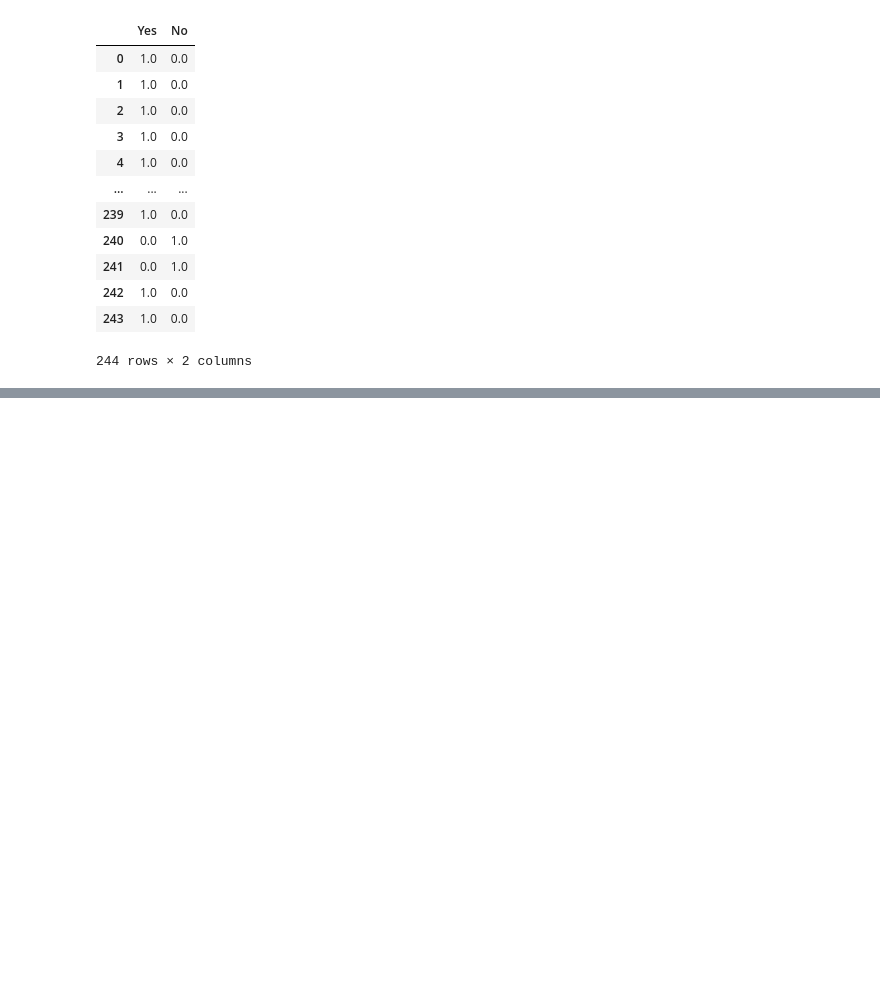
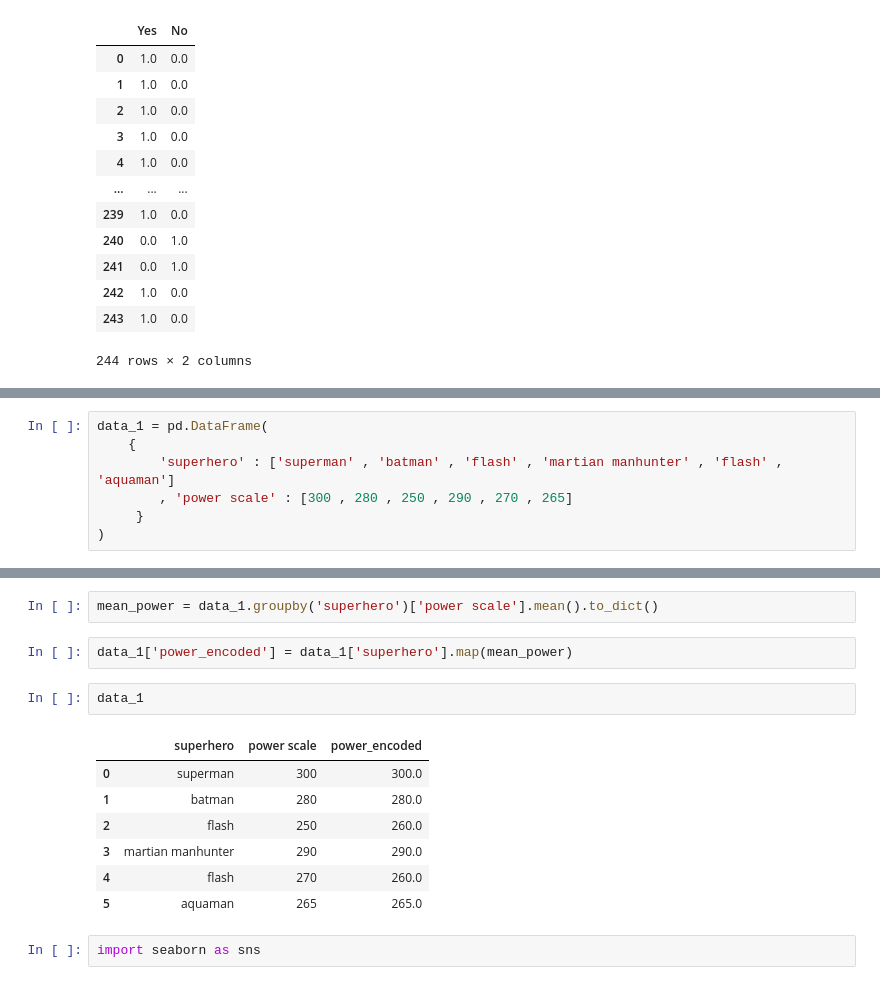
Before and after one commit to rachit-lab/Data_Analyst_Basics, a Jupyter notebook: missing_values.ipynb, the cells around one changed output, grey strips where cells are left out. Cells and saved outputs as stored; diff of their text form; blank space fills up the shorter version.

```diff
--- a/missing_values.ipynb
+++ b/missing_values.ipynb
@@ -439,0 +492,7 @@ encoded_tips
+# %%
+data_1 = pd.DataFrame(
+    {
+        'superhero' : ['superman' , 'batman' , 'flash' , 'martian manhunter' , 'flash' , 'aquaman']
+        , 'power scale' : [300 , 280 , 250 , 290 , 270 , 265]
+     }
+)
@@ -439,0 +509,16 @@ encoded_tips
+# %%
+mean_power = data_1.groupby('superhero')['power scale'].mean().to_dict()
+# %%
+data_1['power_encoded'] = data_1['superhero'].map(mean_power)
+# %%
+data_1
+# %% [output]
+|  | superhero | power scale | power_encoded |
+| 0 | superman | 300 | 300.0 |
+| 1 | batman | 280 | 280.0 |
+| 2 | flash | 250 | 260.0 |
+| 3 | martian manhunter | 290 | 290.0 |
+| 4 | flash | 270 | 260.0 |
+| 5 | aquaman | 265 | 265.0 |
+# %%
+import seaborn as sns
```
Also changed, not shown: parts of 19 cells of this notebook.
